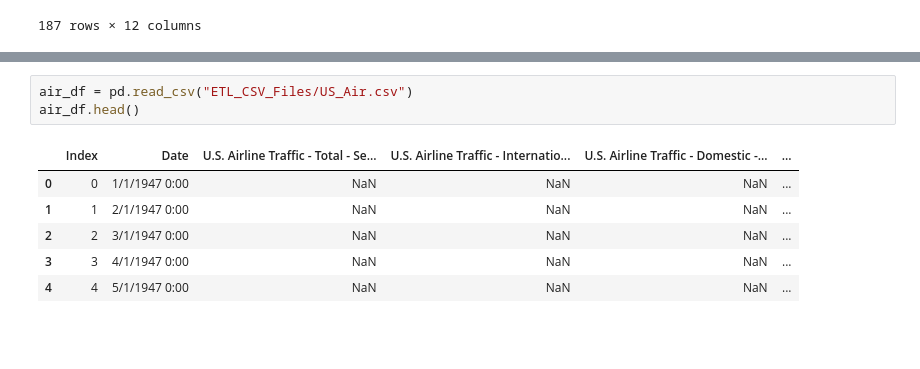
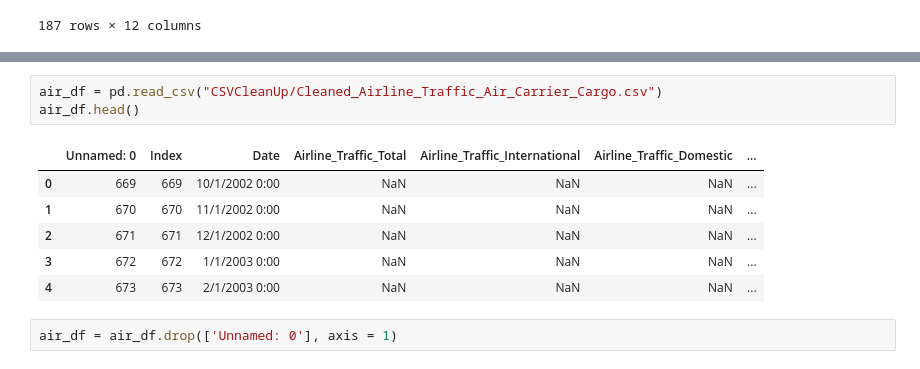
Before and after one commit to RBLevine/ETL-Project, a Jupyter notebook: Transportation.ipynb, the cells around one changed output, grey strips where cells are left out. Cells and saved outputs as stored; diff of their text form; blank space fills up the shorter version.

```diff
--- a/Transportation.ipynb
+++ b/Transportation.ipynb
@@ -214,13 +231,15 @@ rail_df.loc[rail_df['Date']>='2010-1-1']
 # %%
-air_df = pd.read_csv("ETL_CSV_Files/US_Air.csv")
+air_df = pd.read_csv("CSVCleanUp/Cleaned_Airline_Traffic_Air_Carrier_Cargo.csv")
 air_df.head()
 # %% [output]
-|  | Index | Date | U.S. Airline Traffic - Total - Se... | U.S. Airline Traffic - Internatio... | U.S. Airline Traffic - Domestic -... | ... |
-| 0 | 0 | 1/1/1947 0:00 | NaN | NaN | NaN | ... |
-| 1 | 1 | 2/1/1947 0:00 | NaN | NaN | NaN | ... |
-| 2 | 2 | 3/1/1947 0:00 | NaN | NaN | NaN | ... |
-| 3 | 3 | 4/1/1947 0:00 | NaN | NaN | NaN | ... |
-| 4 | 4 | 5/1/1947 0:00 | NaN | NaN | NaN | ... |
+|  | Unnamed: 0 | Index | Date | Airline_Traffic_Total | Airline_Traffic_International | Airline_Traffic_Domestic | ... |
+| 0 | 669 | 669 | 10/1/2002 0:00 | NaN | NaN | NaN | ... |
+| 1 | 670 | 670 | 11/1/2002 0:00 | NaN | NaN | NaN | ... |
+| 2 | 671 | 671 | 12/1/2002 0:00 | NaN | NaN | NaN | ... |
+| 3 | 672 | 672 | 1/1/2003 0:00 | NaN | NaN | NaN | ... |
+| 4 | 673 | 673 | 2/1/2003 0:00 | NaN | NaN | NaN | ... |
+# %%
+air_df = air_df.drop(['Unnamed: 0'], axis = 1)
 # %%
 air_df['Date'] = pd.to_datetime(air_df['Date'])
 air_df['Date']
```
Also changed, not shown: parts of 19 cells of this notebook, 1 other file.
